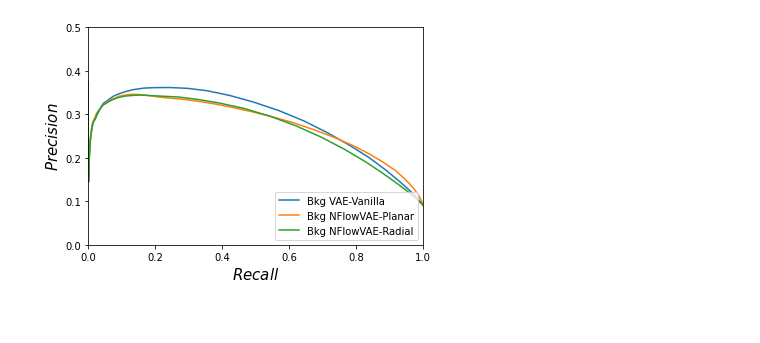
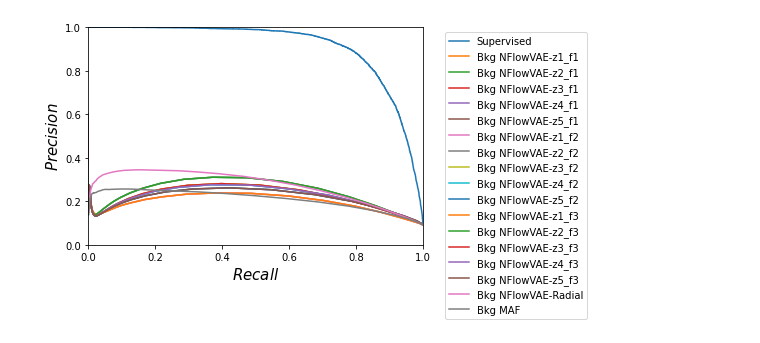
Before and after one commit to SangeonPark/QUASAR, a Jupyter notebook: new_flows/ROC-Comparison.ipynb, the cells around one changed output. Cells and saved outputs as stored; diff of their text form; code cells hidden in the pictures; blank space fills up the shorter version.

```diff
--- a/new_flows/ROC-Comparison.ipynb
+++ b/new_flows/ROC-Comparison.ipynb
@@ -87,27 +227,66 @@ plt.savefig('ROC_Curve.png')
 VAE_bkg_precision, VAE_bkg_recall = VAE_bkg.get_precision_recall()
 nflow_bkg_Planar_precision, nflow_bkg_Planar_recall = planarflow_bkg.get_precision_recall()
 nflow_bkg_Radial_precision, nflow_bkg_Radial_recall = radialflow_bkg.get_precision_recall()
+maf_bkg_precision, maf_bkg_recall = maf_bkg.get_precision_recall()
+# %%
+z1f1_pre, z1f1_rec = planarflow_bkg22_z1_f1.get_precision_recall()
+z2f1_pre, z2f1_rec = planarflow_bkg22_z2_f1.get_precision_recall()
+z3f1_pre, z3f1_rec = planarflow_bkg22_z3_f1.get_precision_recall()
+z4f1_pre, z4f1_rec = planarflow_bkg22_z4_f1.get_precision_recall()
+z5f1_pre, z5f1_rec = planarflow_bkg22_z5_f1.get_precision_recall()
+
+z1f2_pre, z1f2_rec = planarflow_bkg22_z1_f2.get_precision_recall()
+z2f2_pre, z2f2_rec = planarflow_bkg22_z2_f2.get_precision_recall()
+z3f2_pre, z3f2_rec = planarflow_bkg22_z3_f2.get_precision_recall()
+z4f2_pre, z4f2_rec = planarflow_bkg22_z4_f2.get_precision_recall()
+z5f2_pre, z5f2_rec = planarflow_bkg22_z5_f2.get_precision_recall()
+
+z1f3_pre, z1f3_rec = planarflow_bkg22_z1_f3.get_precision_recall()
+z2f3_pre, z2f3_rec = planarflow_bkg22_z2_f3.get_precision_recall()
+z3f3_pre, z3f3_rec = planarflow_bkg22_z3_f3.get_precision_recall()
+z4f3_pre, z4f3_rec = planarflow_bkg22_z4_f3.get_precision_recall()
+z5f3_pre, z5f3_rec = planarflow_bkg22_z5_f3.get_precision_recall()
 # %%
 #plt.plot(sig_fpr,sig_tpr,label='Sig Autoencoder trained on complete signal')
 #plt.plot(sig_tau21cut_fpr,sig_tau21cut_tpr,label='Sig Autoencoder trained on signal with tau cut')
 #plt.plot(bkg_fpr,bkg_tpr,label='Bkg Autoencoder')
-plt.plot(VAE_bkg_recall,VAE_bkg_precision,label='Bkg VAE-Vanilla')
-plt.plot(nflow_bkg_Planar_recall,nflow_bkg_Planar_precision,label='Bkg NFlowVAE-Planar')
+plt.plot(ref_recall,ref_precision,label='Supervised')
+#plt.plot(VAE_bkg_recall,VAE_bkg_precision,label='Bkg VAE-Vanilla')
+#plt.plot(nflow_bkg_Planar_recall,nflow_bkg_Planar_precision,label='Bkg NFlowVAE-Planar')
+plt.plot(z1f1_rec,z1f1_pre,label='Bkg NFlowVAE-z1_f1')
+plt.plot(z2f1_rec,z2f1_pre,label='Bkg NFlowVAE-z2_f1')
+plt.plot(z3f1_rec,z3f1_pre,label='Bkg NFlowVAE-z3_f1')
+plt.plot(z4f1_rec,z4f1_pre,label='Bkg NFlowVAE-z4_f1')
+plt.plot(z5f1_rec,z5f1_pre,label='Bkg NFlowVAE-z5_f1')
+
+plt.plot(z1f1_rec,z1f1_pre,label='Bkg NFlowVAE-z1_f2')
+plt.plot(z2f1_rec,z2f1_pre,label='Bkg NFlowVAE-z2_f2')
+plt.plot(z3f1_rec,z3f1_pre,label='Bkg NFlowVAE-z3_f2')
+plt.plot(z4f1_rec,z4f1_pre,label='Bkg NFlowVAE-z4_f2')
+plt.plot(z5f1_rec,z5f1_pre,label='Bkg NFlowVAE-z5_f2')
+
+plt.plot(z1f1_rec,z1f1_pre,label='Bkg NFlowVAE-z1_f3')
+plt.plot(z2f1_rec,z2f1_pre,label='Bkg NFlowVAE-z2_f3')
+plt.plot(z3f1_rec,z3f1_pre,label='Bkg NFlowVAE-z3_f3')
+plt.plot(z4f1_rec,z4f1_pre,label='Bkg NFlowVAE-z4_f3')
+plt.plot(z5f1_rec,z5f1_pre,label='Bkg NFlowVAE-z5_f3')
 plt.plot(nflow_bkg_Radial_recall,nflow_bkg_Radial_precision,label='Bkg NFlowVAE-Radial')
+
+plt.plot(maf_bkg_recall,maf_bkg_precision,label='Bkg MAF')
 
 #plt.plot(twod_fpr,twod_tpr,'bo',label='AE 2dscan',markersize=2)
 #plt.plot(twod_nflowbkg_fpr,twod_nflowbkg_tpr,'bo',label='AE 2dscan',markersize=2,alpha=0.7)
 #plt.plot(twod_nflowbkg_tau21sig_fpr, twod_nflowbkg_tau21sig_tpr,'ro',label='2dscan with cut signal',markersize=2,alpha=0.7)
 #plt.plot(points[hull1.vertices[2:],0], points[hull1.vertices[2:],1], 'b--', lw=2,label='2dscan with complete signal')
 #plt.plot(points2[hull2.vertices[2:],0], points2[hull2.vertices[2:],1], 'r--', lw=2,label='2dscan with incomplete signal')
 
 #plt.plot(fpr,tpr,label='Supervised')
 plt.xlabel('$Recall$',fontsize=15)
 plt.ylabel('$Precision$',fontsize=15)
 #plt.semilogy()
-plt.legend(loc='lower right')
+plt.legend(bbox_to_anchor=(1.05, 1.0), loc='upper left')
 plt.xlim([0.0,1.0])
-plt.ylim([0.0,0.5])
-plt.savefig('PR_Curve.png')
+plt.ylim([0.0,1.0])
+plt.savefig('PR_Curve_zdim_fnum.png')
 # %% [output]
-[figure, old version]
+[figure, new version]
```
Also changed, not shown: parts of 11 cells of this notebook, 26 other files.
